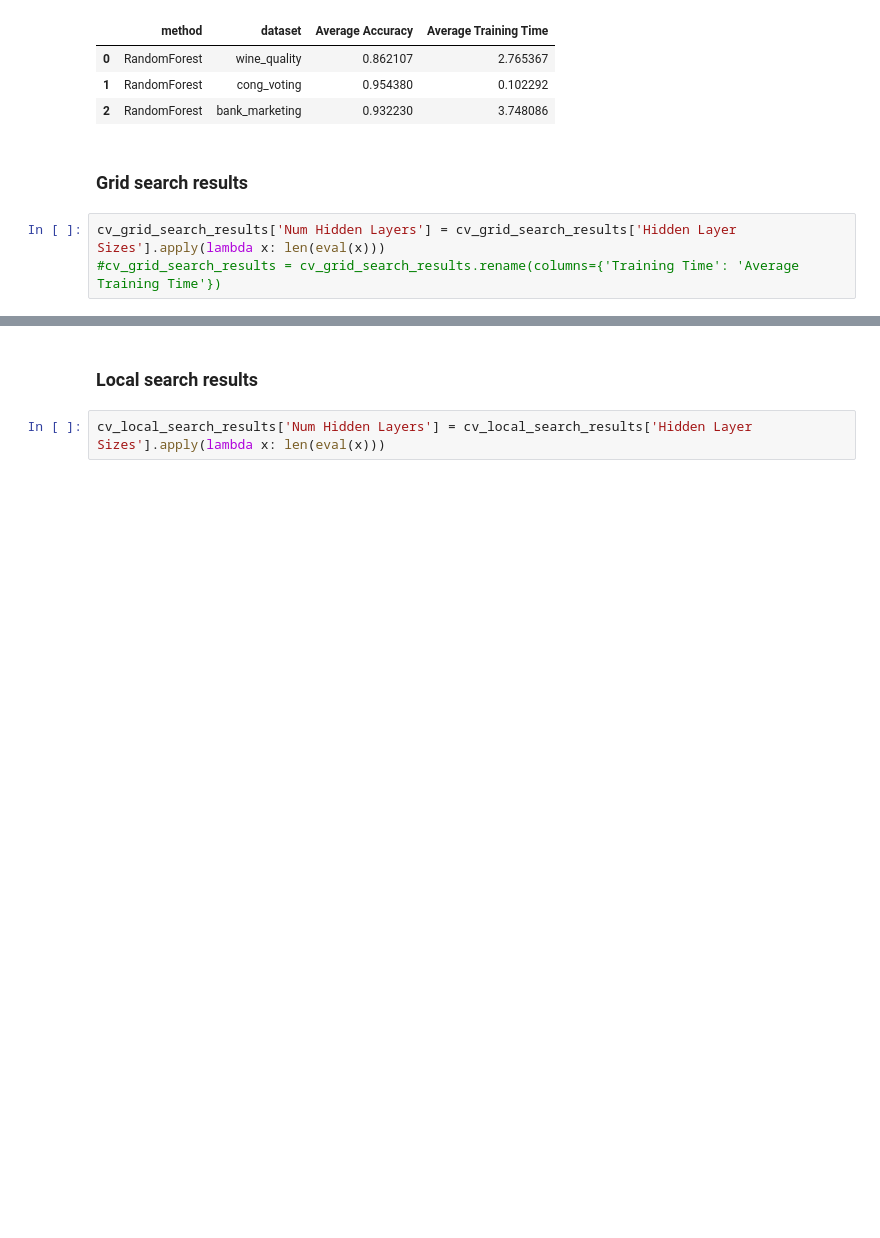
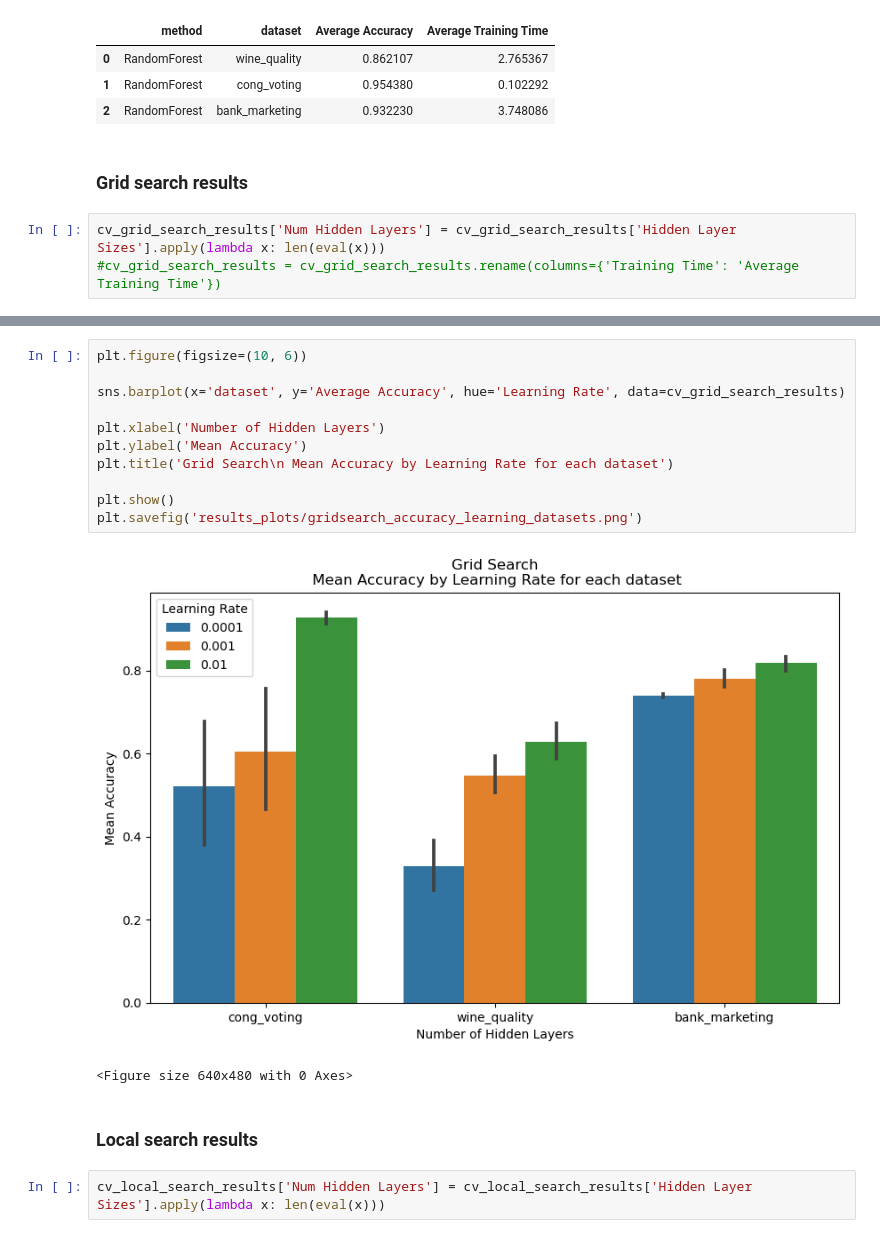
Before and after one commit to izsom/MachineLearning23ws, a Jupyter notebook: Exercise2/comparison.ipynb, the cells around one changed output, grey strips where cells are left out. Saved outputs shown, nothing was run; the diff lists cells and outputs as text; blank space fills up the shorter version.

```diff
--- a/Exercise2/comparison.ipynb
+++ b/Exercise2/comparison.ipynb
@@ -138,3 +147,17 @@ plt.savefig('results_plots/gridsearch_accuracy_learning_hiddenlayers.png')
+# %%
+plt.figure(figsize=(10, 6))
+
+sns.barplot(x='dataset', y='Average Accuracy', hue='Learning Rate', data=cv_grid_search_results)
+
+plt.xlabel('Number of Hidden Layers')
+plt.ylabel('Mean Accuracy')
+plt.title('Grid Search\n Mean Accuracy by Learning Rate for each dataset')
+
+plt.show()
+plt.savefig('results_plots/gridsearch_accuracy_learning_datasets.png')
+# %% [output]
+[figure, added]
+<Figure size 640x480 with 0 Axes>
 # %% [markdown]
 ### Local search results
 # %%
```
Also changed, not shown: parts of 18 cells of this notebook, 26 other files.
